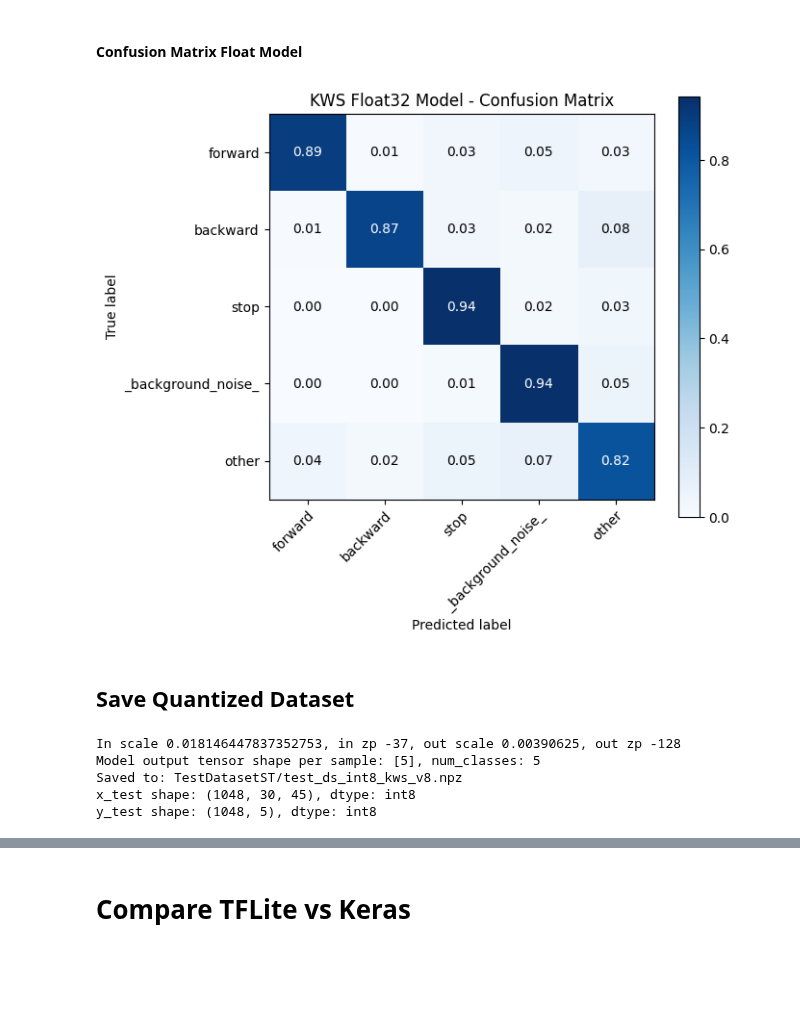
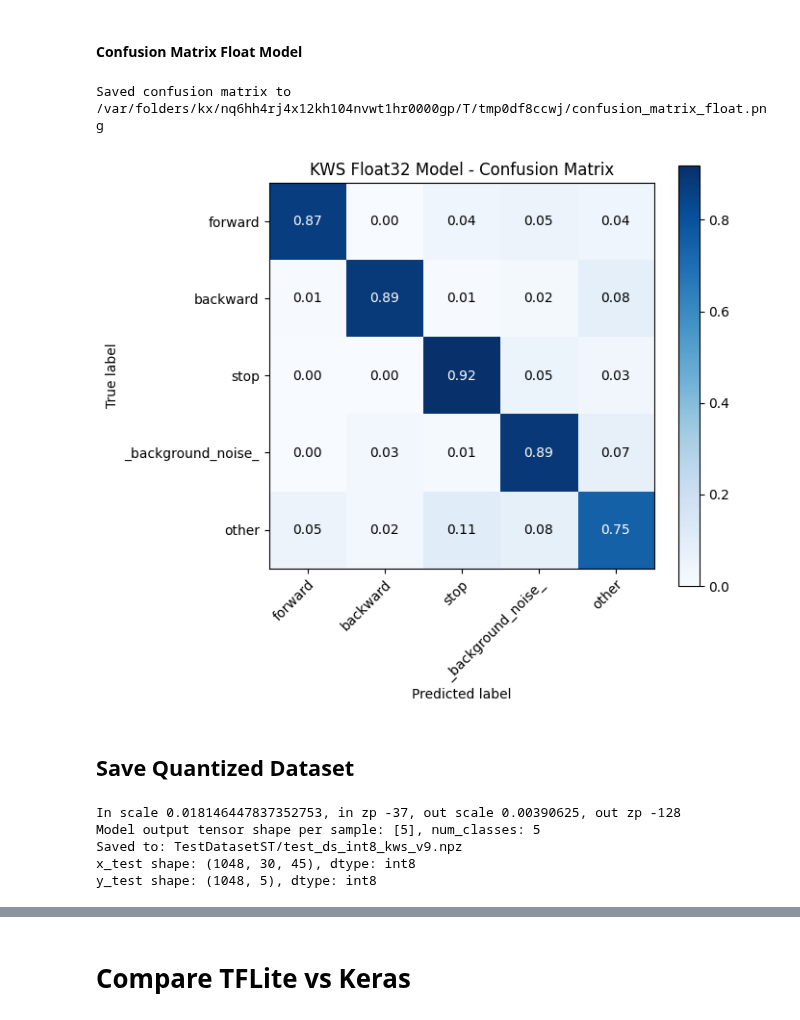
Before and after one commit to Rich143/KeywordSpottingFWAI, a Jupyter notebook: HostSW/TrainModel.ipynb, the cells around one changed output, grey strips where cells are left out. Saved outputs shown, nothing was run; the diff lists cells and outputs as text; code cells hidden in the pictures; blank space fills up the shorter version.

```diff
--- a/HostSW/TrainModel.ipynb
+++ b/HostSW/TrainModel.ipynb
@@ -1384,3 +1566,15 @@ W0000 00:00:1792506881.829584 11217849 tf_tfl_flatbuffer_helpers.cc:368] Ignored
+# %%
+require_mlflow_run()
+
+mlflow.log_param("calib_samples_per_class", CALIB_SAMPLES_PER_CLASS)
+for path in (TFLITE_INT8_PATH, TFLITE_FLOAT_PATH):
+    mlflow.log_artifact(path, "models")
+mlflow.log_metrics({
+    "model_size_kb_int8": os.path.getsize(TFLITE_INT8_PATH) / 1024,
+    "model_size_kb_float": os.path.getsize(TFLITE_FLOAT_PATH) / 1024,
+})
+# Lets the board eval cell check that eval_history.csv scored this exact file
+mlflow.set_tag("int8_tflite_sha256", file_sha256(TFLITE_INT8_PATH))
 # %% [markdown]
 ## Validate
 # %% [markdown]
@@ -1435,5 +1629,5 @@ def validate_tflite_model(tflite_path, test_ds, label_names):
 
 
 # --- Usage ---
-y_true, y_pred_int8 = validate_tflite_model("tflite_models/kws_v8_int8_softmax.tflite", test_ds, label_names)
+y_true, y_pred_int8 = validate_tflite_model(TFLITE_INT8_PATH, test_ds, label_names)
 # %% [output]
@@ -1501,6 +1695,6 @@ def validate_tflite_model_float(tflite_path, test_ds, label_names):
 
 # --- Usage ---
 y_true, y_pred_float = validate_tflite_model_float(
-    "tflite_models/kws_v8_float32_softmax.tflite", test_ds, label_names
+    TFLITE_FLOAT_PATH, test_ds, label_names
 )
 # %% [output]
@@ -1570,6 +1784,10 @@ def plot_confusion_matrix(y_true, y_pred, label_names, normalize=True,
 
     return cm
 
-cm = plot_confusion_matrix(y_true, y_pred_int8, label_names, normalize=True,
-                             title="KWS Int8 Model - Confusion Matrix")
+require_mlflow_run()
+with tempfile.TemporaryDirectory() as tmp_dir:
+    cm_path = os.path.join(tmp_dir, "confusion_matrix_int8.png")
+    cm = plot_confusion_matrix(y_true, y_pred_int8, label_names, normalize=True,
+                                 title="KWS Int8 Model - Confusion Matrix", save_path=cm_path)
+    mlflow.log_artifact(cm_path, "plots")
 # %% [output]
@@ -1598,36 +1817,41 @@ def plot_confusion_matrix(y_true, y_pred, label_names, normalize=True,
 
     ax.set(
         xticks=np.arange(len(label_names)),
         yticks=np.arange(len(label_names)),
         xticklabels=label_names,
         yticklabels=label_names,
         ylabel='True label',
         xlabel='Predicted label',
         title=title,
     )
     plt.setp(ax.get_xticklabels(), rotation=45, ha="right", rotation_mode="anchor")
 
     thresh = cm_display.max() / 2.0
     for i in range(cm_display.shape[0]):
         for j in range(cm_display.shape[1]):
             ax.text(
                 j, i, format(cm_display[i, j], fmt),
                 ha="center", va="center",
                 color="white" if cm_display[i, j] > thresh else "black",
             )
 
     fig.tight_layout()
     if save_path:
         fig.savefig(save_path, dpi=150, bbox_inches='tight')
         print(f"Saved confusion matrix to {save_path}")
     plt.show()
 
     return cm
 
-cm = plot_confusion_matrix(y_true, y_pred_float, label_names, normalize=True,
-                             title="KWS Float32 Model - Confusion Matrix")
+require_mlflow_run()
+with tempfile.TemporaryDirectory() as tmp_dir:
+    cm_path = os.path.join(tmp_dir, "confusion_matrix_float.png")
+    cm = plot_confusion_matrix(y_true, y_pred_float, label_names, normalize=True,
+                                 title="KWS Float32 Model - Confusion Matrix", save_path=cm_path)
+    mlflow.log_artifact(cm_path, "plots")
 # %% [output]
+Saved confusion matrix to /var/folders/kx/nq6hh4rj4x12kh104nvwt1hr0000gp/T/tmp0df8ccwj/confusion_matrix_float.png
-[figure, old version]
+[figure, new version]
 # %% [markdown]
 ## Save Quantized Dataset
 # %%
@@ -1706,12 +1930,12 @@ def dataset_to_quantized_npz(dataset, tflite_path, output_path):
 # Usage
 x_q, y_t = dataset_to_quantized_npz(
     dataset=test_ds,
-    tflite_path="tflite_models/kws_v8_int8_softmax.tflite",
-    output_path="TestDatasetST/test_ds_int8_kws_v8.npz",
+    tflite_path=TFLITE_INT8_PATH,
+    output_path=f"TestDatasetST/test_ds_int8_kws_{MODEL_VERSION}.npz",
 )
 # %% [output]
 In scale 0.018146447837352753, in zp -37, out scale 0.00390625, out zp -128
 Model output tensor shape per sample: [5], num_classes: 5
-Saved to: TestDatasetST/test_ds_int8_kws_v8.npz
+Saved to: TestDatasetST/test_ds_int8_kws_v9.npz
 x_test shape: (1048, 30, 45), dtype: int8
 y_test shape: (1048, 5), dtype: int8
```
Also changed, not shown: parts of 42 cells of this notebook, 26 other files.
